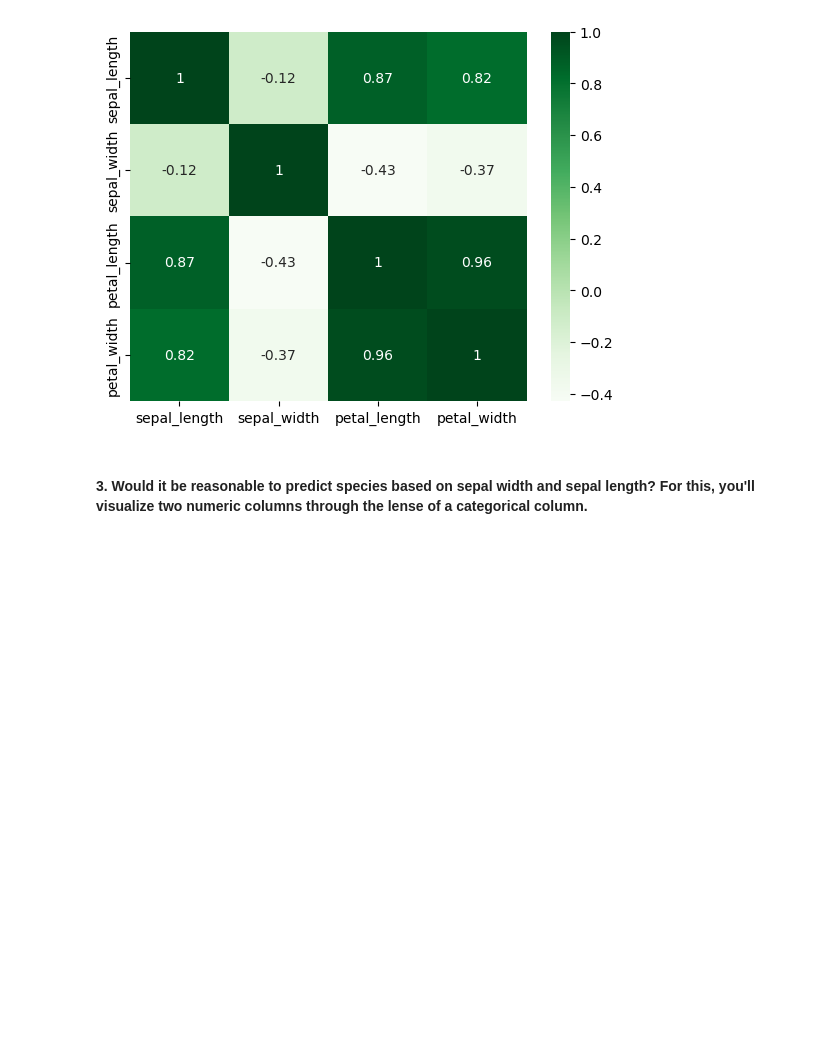
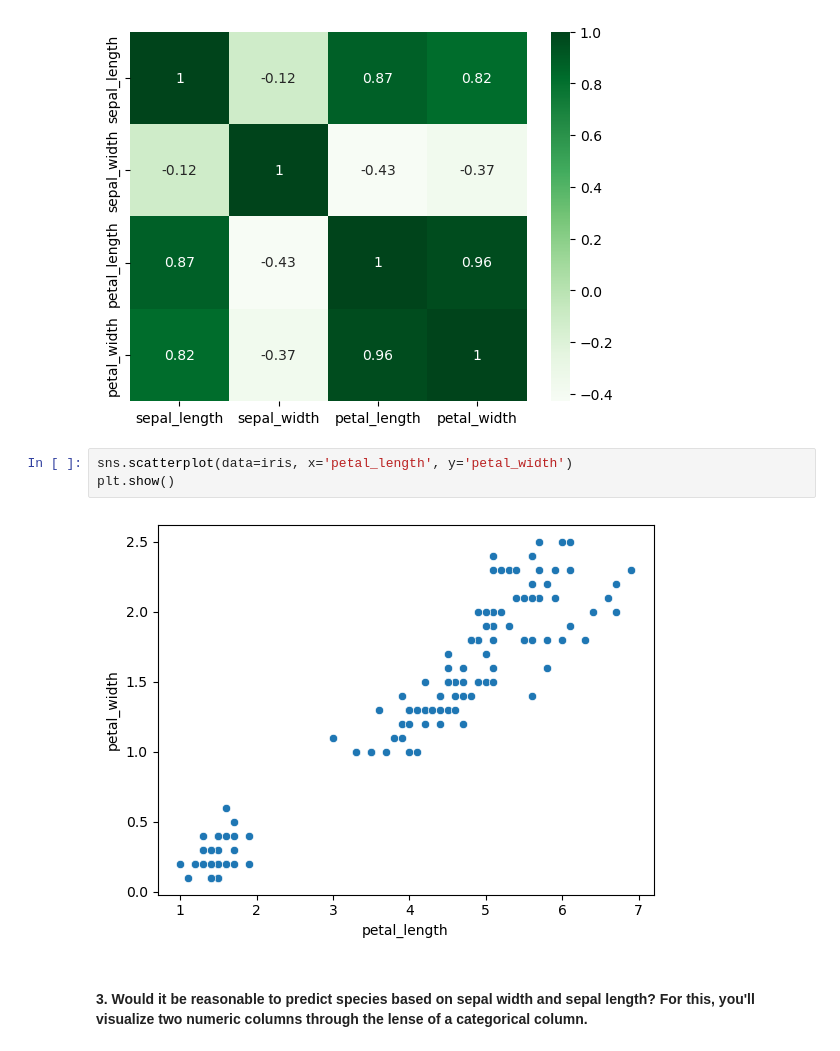
Before and after one commit to manuel-salazar1/numpy-pandas-visualization-exercises, a Jupyter notebook: seaborn_exercises.ipynb, the cells around one changed output. Cells and saved outputs as stored; diff of their text form; blank space fills up the shorter version.

```diff
--- a/seaborn_exercises.ipynb
+++ b/seaborn_exercises.ipynb
@@ -39,6 +39,11 @@ sns.heatmap(iris.corr(), cmap='Greens', annot=True)
 plt.show()
 # %% [output]
 [figure]
+# %%
+sns.scatterplot(data=iris, x='petal_length', y='petal_width')
+plt.show()
+# %% [output]
+[figure, added]
 # %% [markdown]
 #### 3. Would it be reasonable to predict species based on sepal width and sepal length? For this, you'll visualize two numeric columns through the lense of a categorical column.
 # %%
```
Also changed, not shown: parts of 32 cells of this notebook.
